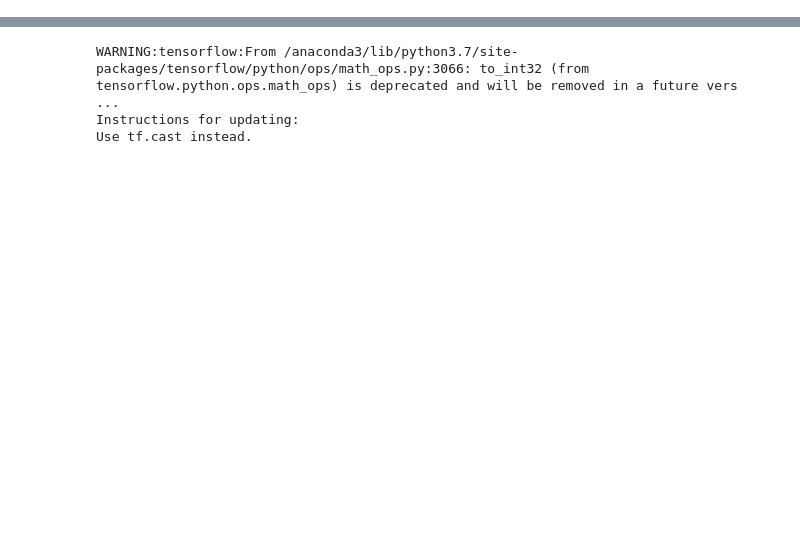
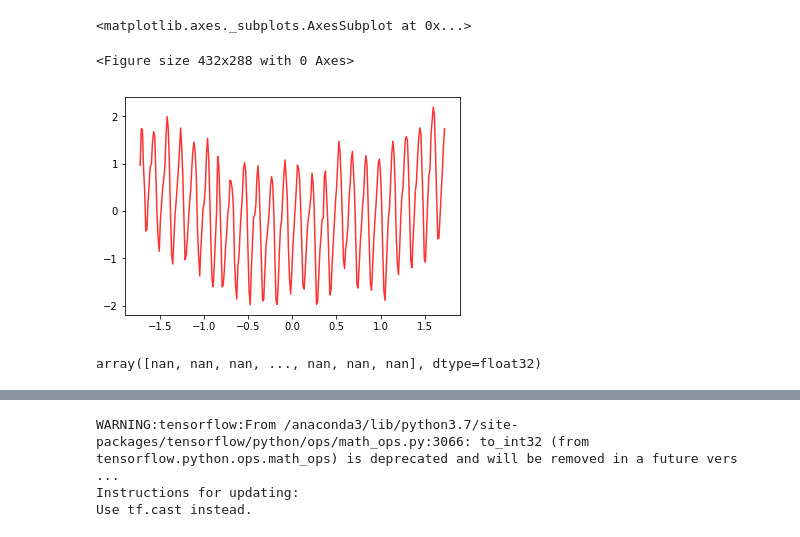
Before and after one commit to ellisbrown/BNN-Uncertainty, a Jupyter notebook: Untitled.ipynb, the cells around one changed output, grey strips where cells are left out. Drawn from its saved outputs; the diff is of its cells as text; code cells hidden in the pictures; blank space fills up the shorter version.

```diff
--- a/Untitled.ipynb
+++ b/Untitled.ipynb
@@ -49,0 +24,25 @@ Colocations handled automatically by placer.
+# %%
+num_hidden_layers = 5
+n_hidden = 1024  # num hidden units
+epochs = 30
+batch_size = 128
+epochs_multiplier = 1
+tau = 0.1
+dropout = 0.1
+normalize = False
+# %%
+activation = "exponential"
+# %%
+net = bnn(
+    X_train,
+    y_train,
+    ([int(n_hidden)] * num_hidden_layers),
+    normalize=normalize,
+    tau=tau,
+    dropout=dropout,
+    activation=activation
+)
+
+print("Training model with {}...".format(activation))
+net.train(X_train, y_train, epochs=epochs, batch_size=batch_size,
+          verbose=1)
@@ -49,0 +60,7 @@ Colocations handled automatically by placer.
+# %%
+plot_predictions_no_legend(net, trainset, X_test, iters=1000,
+                           n_std=2)
+# %% [output]
+<matplotlib.axes._subplots.AxesSubplot at 0x...>
+<Figure size 432x288 with 0 Axes>
+[figure, added]
@@ -49,0 +71,4 @@ Colocations handled automatically by placer.
+# %%
+y_stds
+# %% [output]
+array([nan, nan, nan, ..., nan, nan, nan], dtype=float32)
```
Also changed, not shown: parts of 13 cells of this notebook, 2 other files.
